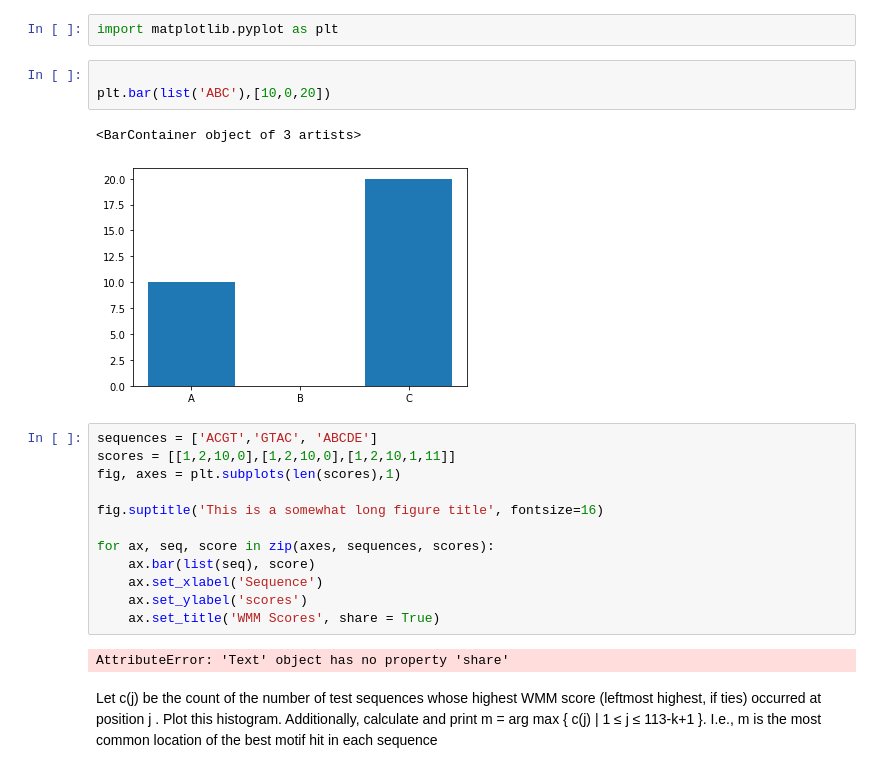
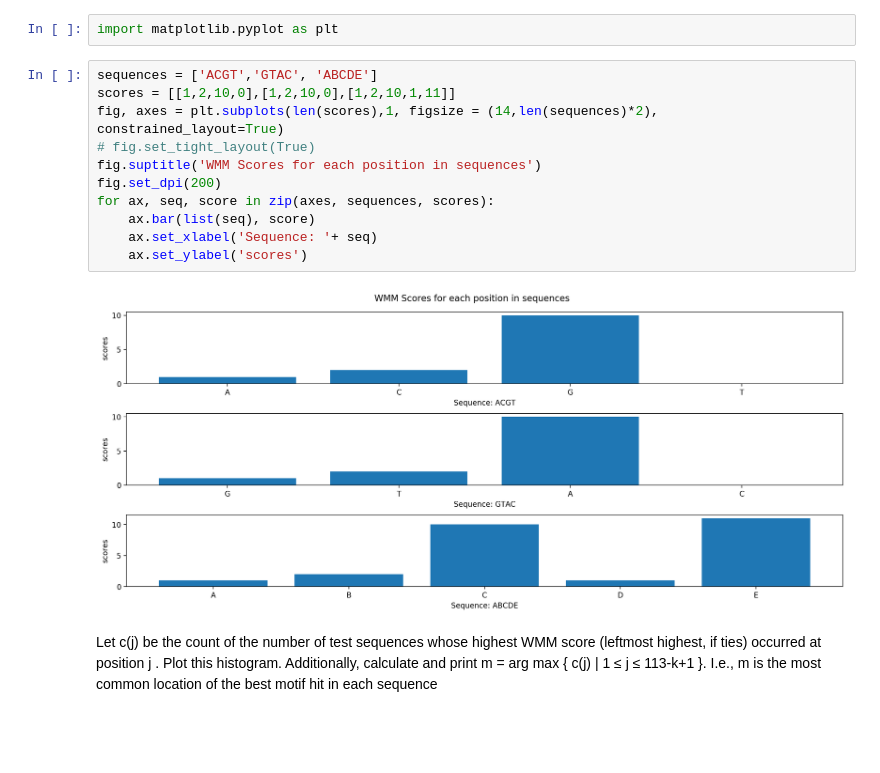
Before and after one commit to krishansubudhi/UW_CompBio, a Jupyter notebook: Assignment3/assignment3/test.ipynb, the cells around one changed output. Cells and saved outputs as stored; diff of their text form; blank space fills up the shorter version.

```diff
--- a/Assignment3/assignment3/test.ipynb
+++ b/Assignment3/assignment3/test.ipynb
@@ -1,25 +1,18 @@
 # %%
 import matplotlib.pyplot as plt
-# %%
-
-plt.bar(list('ABC'),[10,0,20])
-# %% [output]
-<BarContainer object of 3 artists>
-[figure, removed]
 # %%
 sequences = ['ACGT','GTAC', 'ABCDE']
 scores = [[1,2,10,0],[1,2,10,0],[1,2,10,1,11]]
-fig, axes = plt.subplots(len(scores),1)
-
-fig.suptitle('This is a somewhat long figure title', fontsize=16)
-
+fig, axes = plt.subplots(len(scores),1, figsize = (14,len(sequences)*2), constrained_layout=True)
+# fig.set_tight_layout(True)
+fig.suptitle('WMM Scores for each position in sequences')
+fig.set_dpi(200)
 for ax, seq, score in zip(axes, sequences, scores):
     ax.bar(list(seq), score)
-    ax.set_xlabel('Sequence')
+    ax.set_xlabel('Sequence: '+ seq)
     ax.set_ylabel('scores')
-    ax.set_title('WMM Scores', share = True)
 # %% [output]
-AttributeError: 'Text' object has no property 'share'
+[figure, added]
 # %% [markdown]
 Let c(j) be the count of the number of test sequences whose highest WMM score (leftmost highest, if ties) occurred at position j . Plot this histogram. Additionally, calculate and print m = arg max { c(j) | 1 ≤ j ≤ 113-k+1 }. I.e., m is the most common location of the best motif hit in each sequence
 # %%
```
Also changed, not shown: parts of 1 cell of this notebook, 5 other files.
